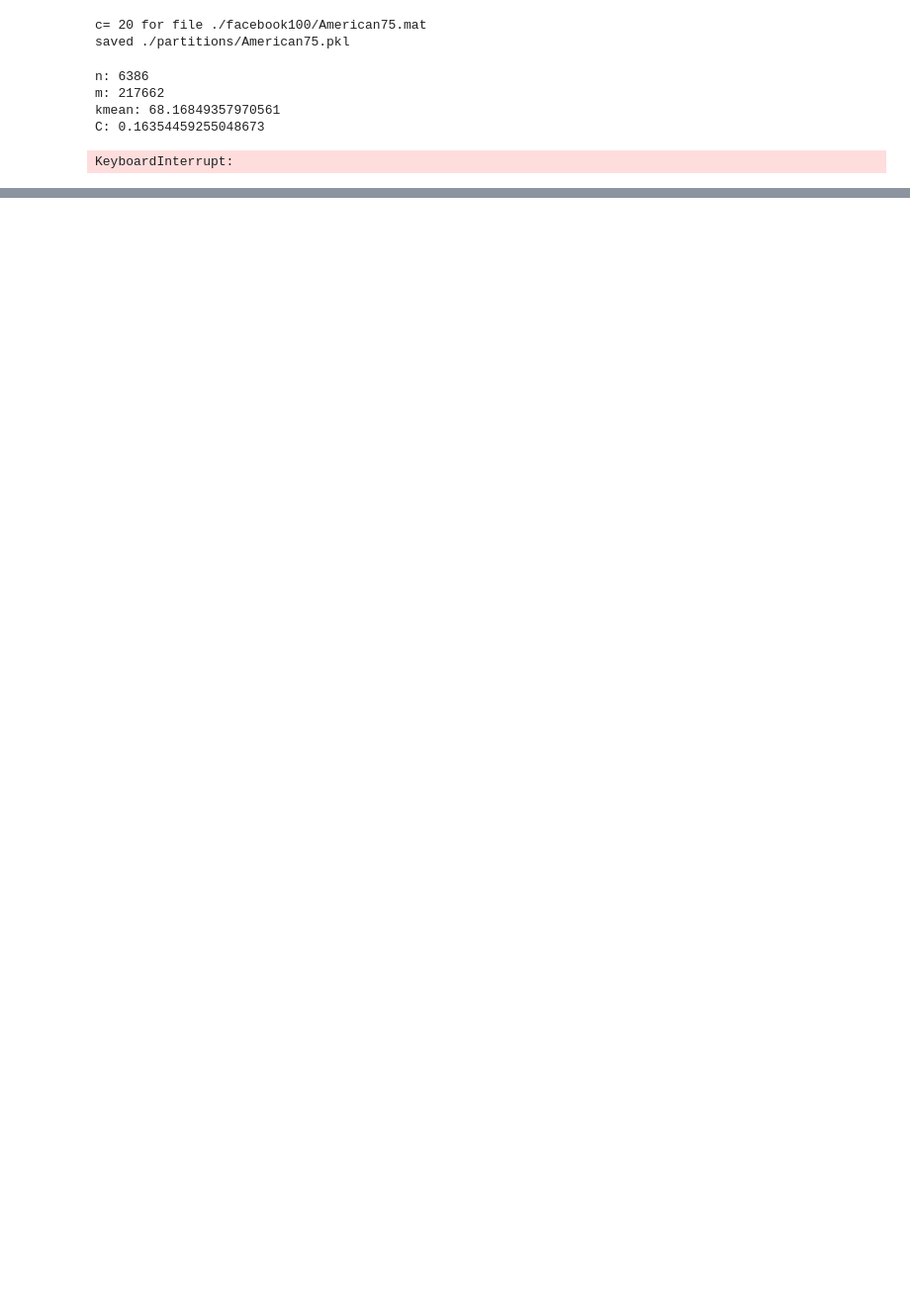
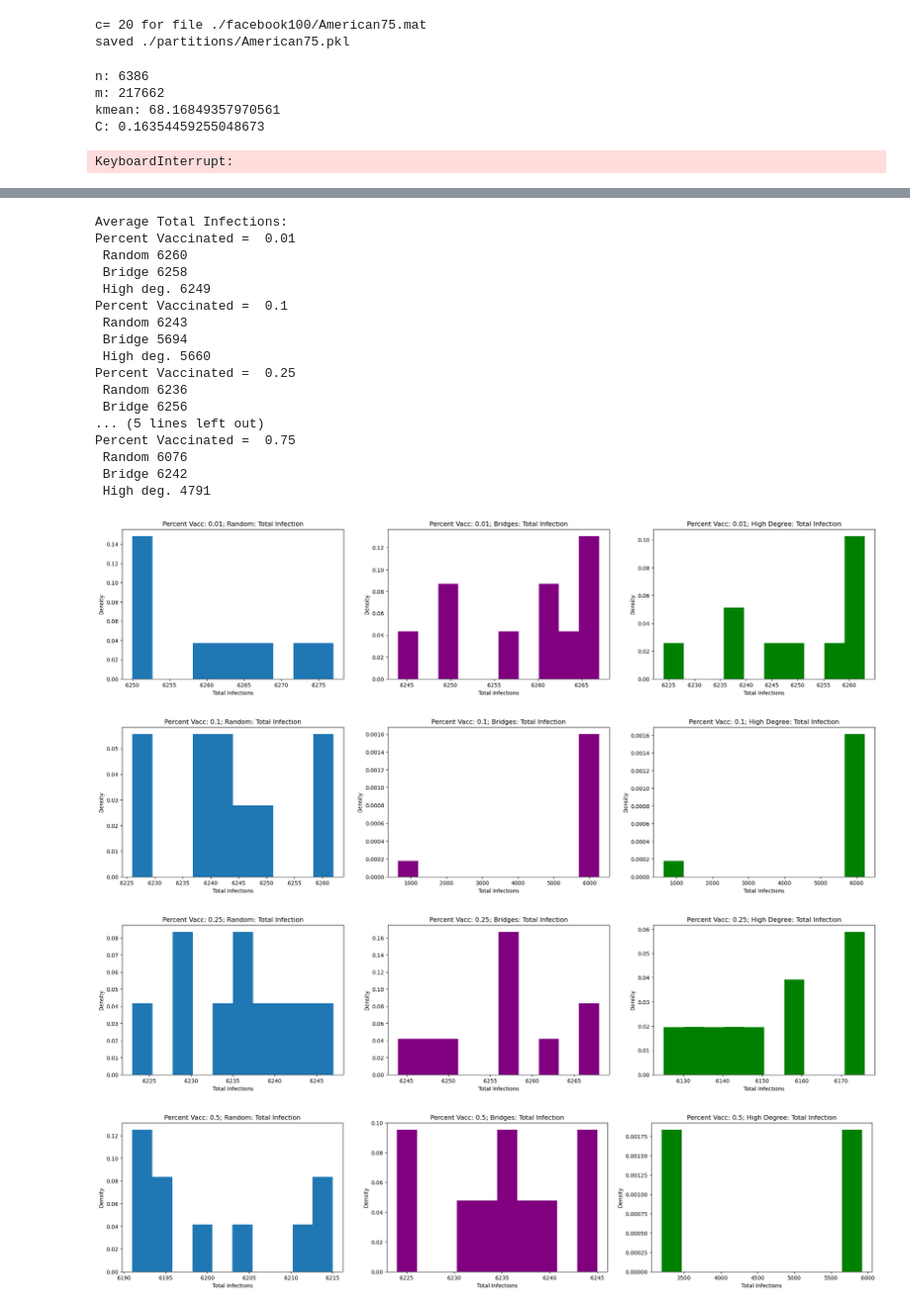
Before and after one commit to Kevin2197/Bio-Networkx-Project, a Jupyter notebook: script.ipynb, the cells around one changed output, grey strips where cells are left out. Shown at 99% size. Drawn from its saved outputs; the diff is of its cells as text; code cells hidden in the pictures; blank space fills up the shorter version.

```diff
--- a/script.ipynb
+++ b/script.ipynb
@@ -783,0 +647,27 @@ Average peak infections:
+# %%
+print("Average Total Infections:")
+for i in range(len(percent_vaccinated)):
+    print("Percent Vaccinated = ", percent_vaccinated[i])
+    plot_results_totals(percent_vaccinated_results[i], percent_vaccinated[i])
+# %% [output]
+Average Total Infections:
+Percent Vaccinated =  0.01
+ Random 6260
+ Bridge 6258
+ High deg. 6249
+Percent Vaccinated =  0.1
+ Random 6243
+ Bridge 5694
+ High deg. 5660
+Percent Vaccinated =  0.25
+ Random 6236
+ Bridge 6256
+... (5 lines left out)
+Percent Vaccinated =  0.75
+ Random 6076
+ Bridge 6242
+ High deg. 4791
+[figure, added]
+[figure, added]
+[figure, added]
+[figure, added]
```
Also changed, not shown: parts of 24 cells of this notebook.
